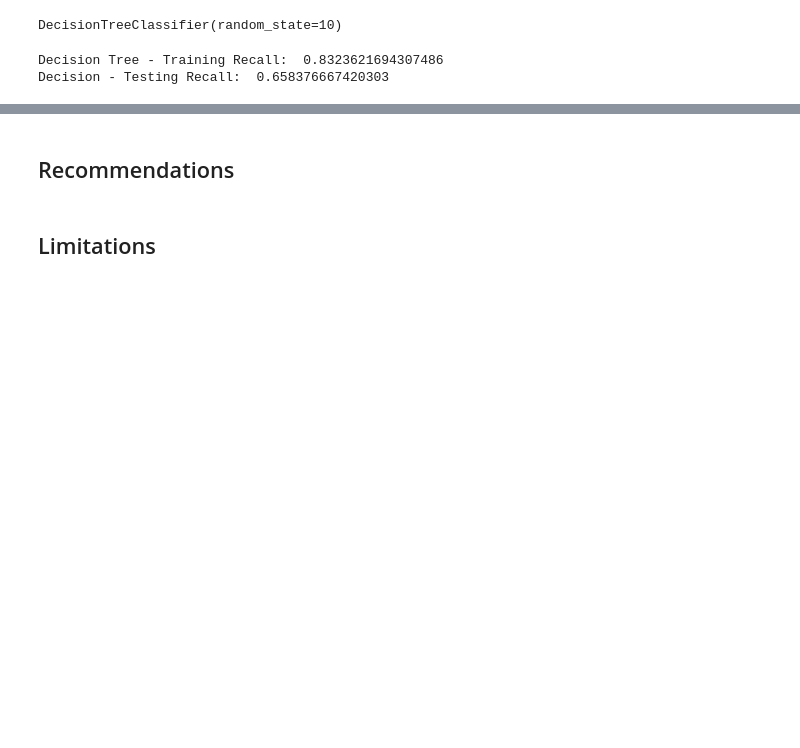
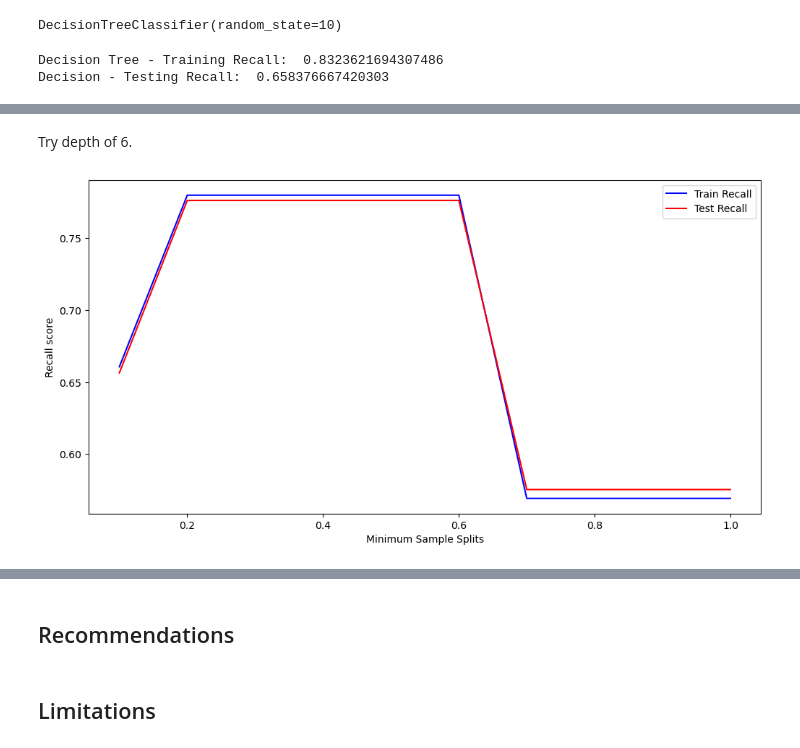
Before and after one commit to mkearns17/Flu-Vaccine-Classification, a Jupyter notebook: jupyter_notebook.ipynb, the cells around one changed output, grey strips where cells are left out. Cells and saved outputs as stored; diff of their text form; code cells hidden in the pictures; blank space fills up the shorter version.

```diff
--- a/jupyter_notebook.ipynb
+++ b/jupyter_notebook.ipynb
@@ -192,0 +241,29 @@ The Decision tree model improved on the training data, but was worse on the test
+# %% [markdown]
+Try depth of 6.
+# %%
+# Identify the optimal min-samples-split for given data
+sample_splits = np.linspace(0.1, 1.0, 10, endpoint=True)
+train_results = []
+test_results = []
+
+for num in sample_splits:
+    dt = DecisionTreeClassifier(min_samples_split=num, random_state=10)
+    dt.fit(X_train,y_train)
+    #Test Results
+    test_y_pred = dt.predict(X_test)
+    test_recall = recall_score(y_test, test_y_pred)
+    test_results.append(test_recall)
+    #Train Results
+    train_y_pred = dt.predict(X_train)
+    train_recall = recall_score(y_train, train_y_pred)
+    train_results.append(train_recall)
+
+plt.figure(figsize=(12,6))
+plt.plot(sample_splits, train_results, 'b', label='Train Recall')
+plt.plot(sample_splits, test_results, 'r', label='Test Recall')
+plt.ylabel('Recall score')
+plt.xlabel('Minimum Sample Splits')
+plt.legend()
+plt.show()
+# %% [output]
+[figure, added]
```
Also changed, not shown: parts of 20 cells of this notebook.
